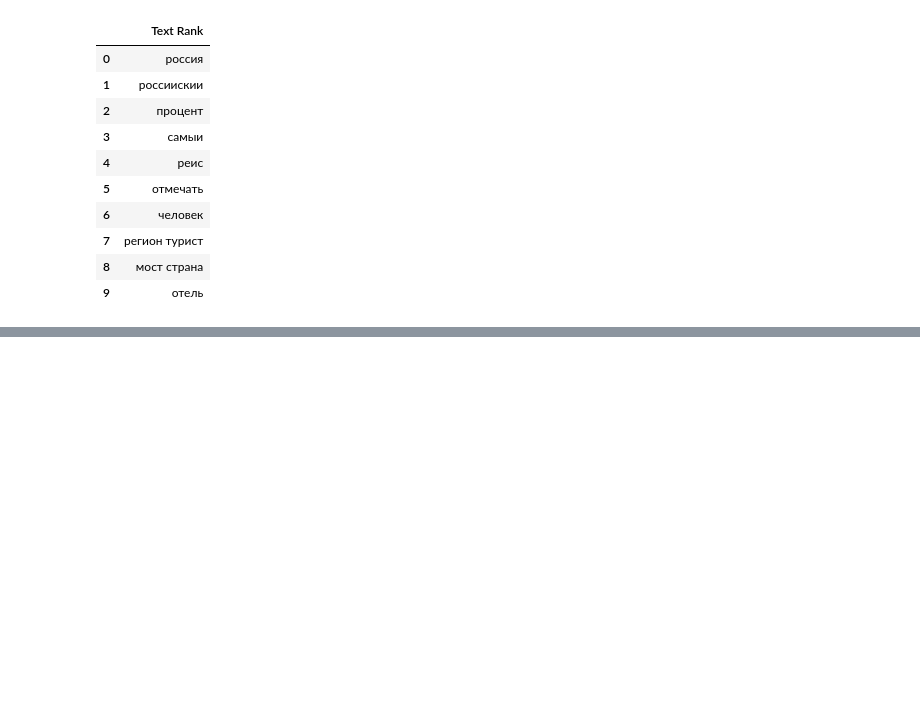
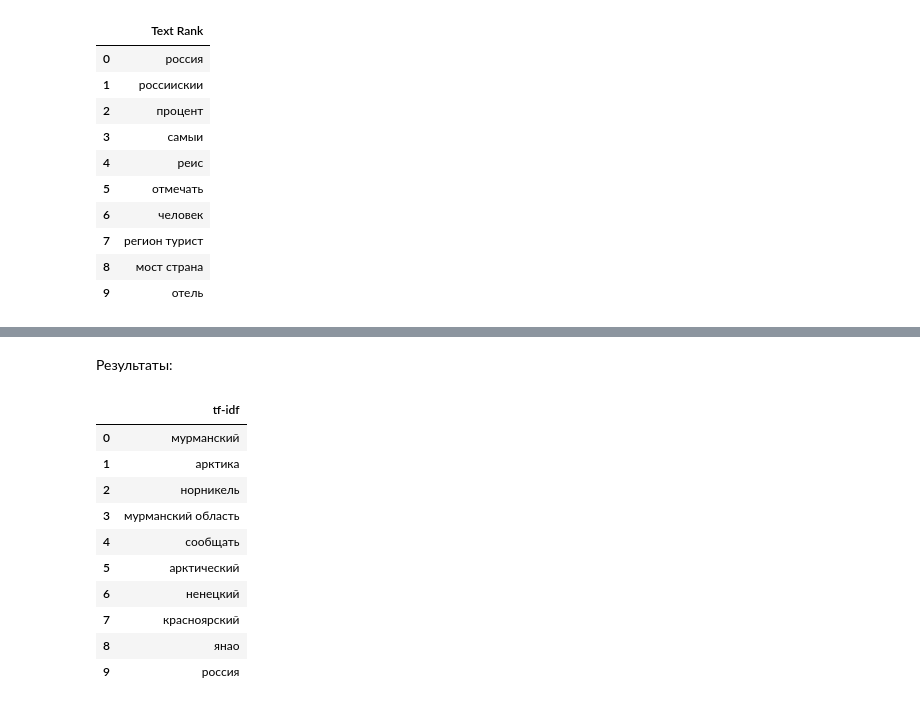
Before and after one commit to maryszmary/nlp-netology, a Jupyter notebook: 2/keywords.ipynb, the cells around one changed output, grey strips where cells are left out. Drawn from its saved outputs; the diff is of its cells as text; code cells hidden in the pictures; blank space fills up the shorter version.

```diff
--- a/2/keywords.ipynb
+++ b/2/keywords.ipynb
@@ -378,0 +415,32 @@ rankings.head(10)
+# %%
+tfidf = TfidfVectorizer(analyzer='word', ngram_range=(1,3), min_df = 0)
+tfidf_matrix =  tfidf.fit_transform([' '.join(tokens) for topic, tokens in tokens_by_topic.items()])
+feature_names = tfidf.get_feature_names()
+dense = tfidf_matrix.todense()
+# %%
+topic_id = 5
+# %%
+text = dense[topic_id].tolist()[0]
+phrase_scores = [pair for pair in zip(range(0, len(text)), text) if pair[1] > 0]
+sorted_phrase_scores = sorted(phrase_scores, key=lambda t: t[1] * -1)
+# %%
+tfidf_ranking = []
+for phrase, score in [(feature_names[word_id], score) for (word_id, score) in sorted_phrase_scores][:40]:
+    tfidf_ranking.append(phrase)
+# %% [markdown]
+Результаты:
+# %%
+rankings = pd.DataFrame({'tf-idf': tfidf_ranking})
+rankings.head(10)
+# %% [output]
+|  | tf-idf |
+| 0 | мурманский |
+| 1 | арктика |
+| 2 | норникель |
+| 3 | мурманский область |
+| 4 | сообщать |
+| 5 | арктический |
+| 6 | ненецкий |
+| 7 | красноярский |
+| 8 | янао |
+| 9 | россия |
```
Also changed, not shown: parts of 13 cells of this notebook.
